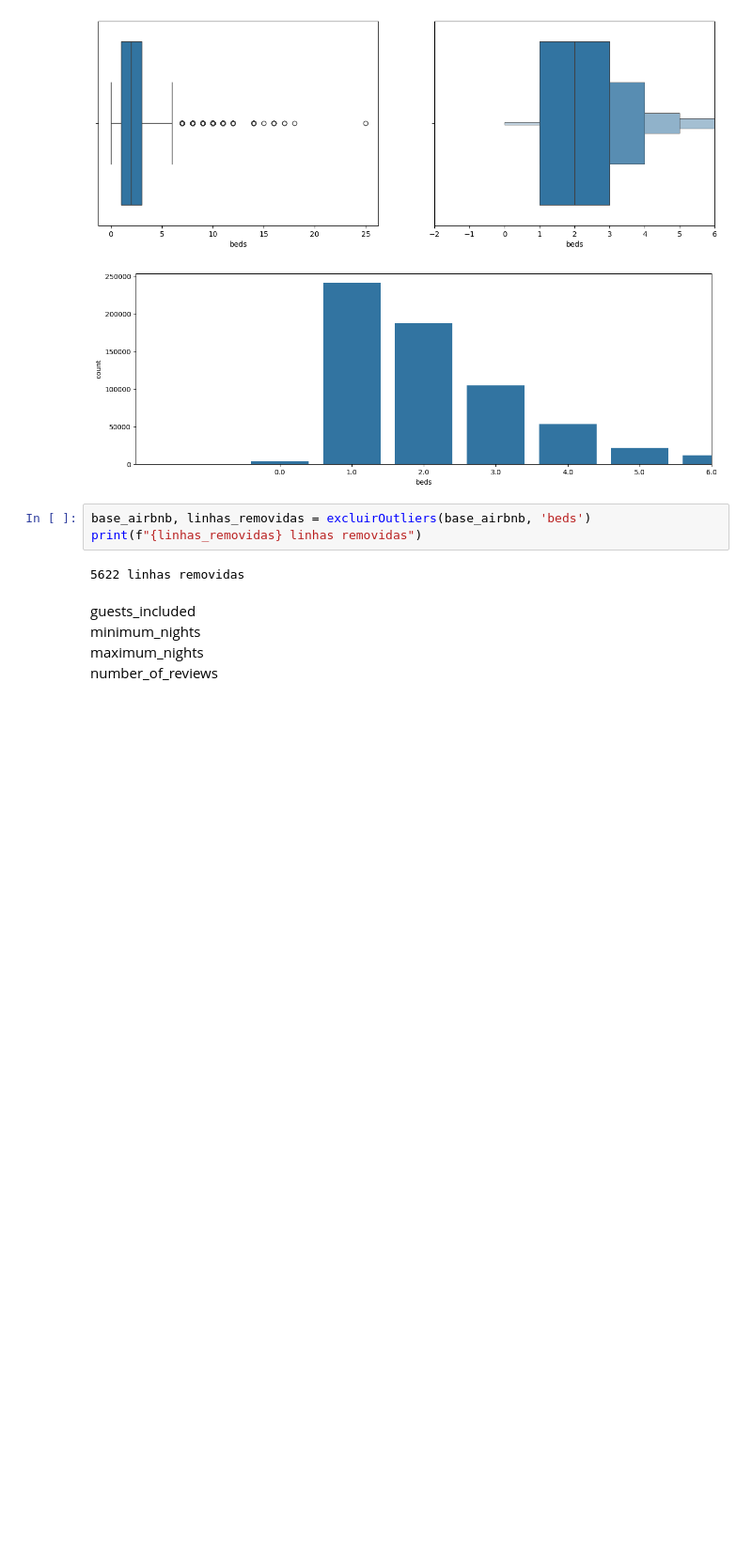
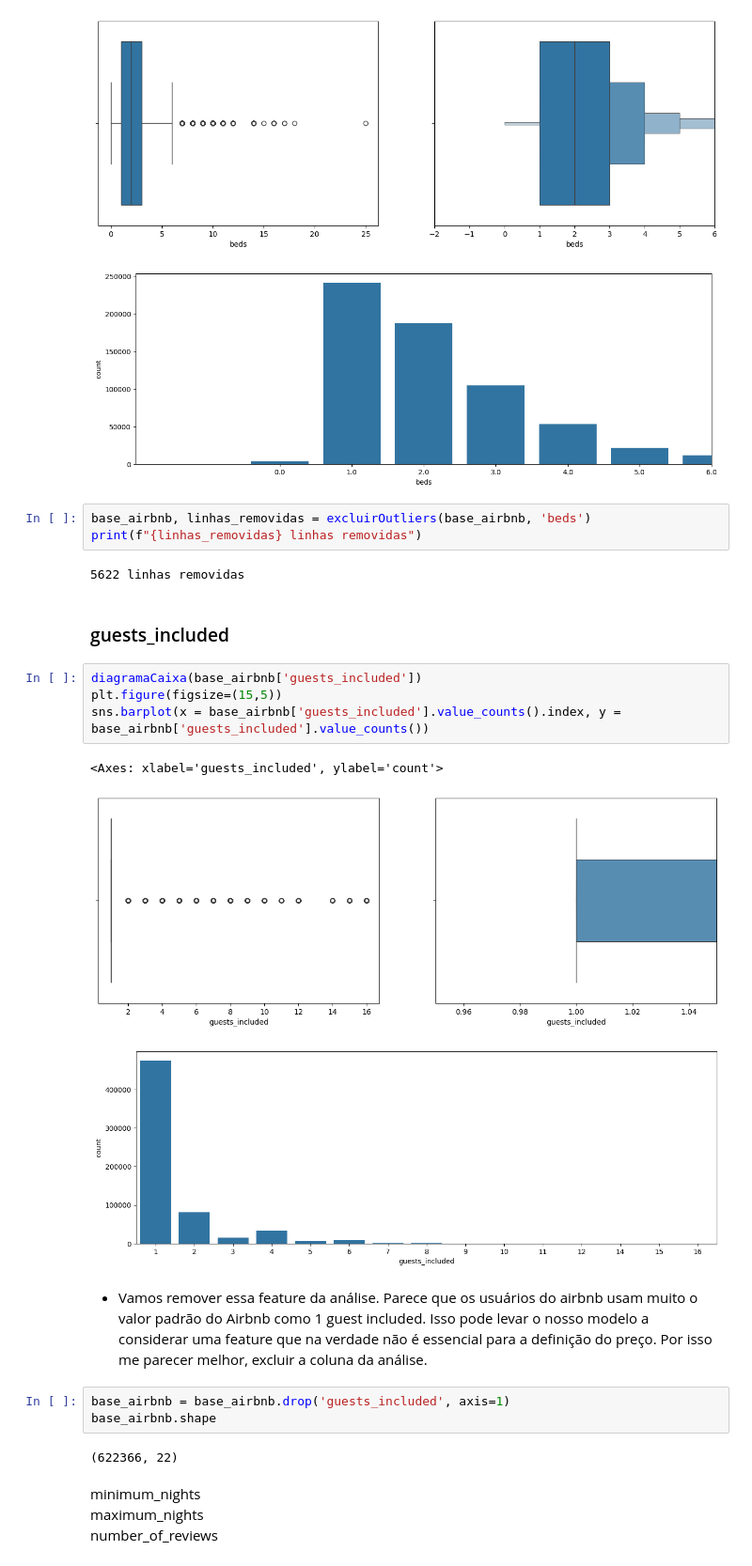
Before and after one commit to guilhermeluizcosta/Projeto-CienciaDeDados, a Jupyter notebook: Projeto.ipynb, the cells around one changed output. Shown: that part at 94% size. Drawn from its saved outputs; the diff is of its cells as text; blank space fills up the shorter version.

Commit message:
Analisando coluna guests_included

```diff
--- a/Projeto.ipynb
+++ b/Projeto.ipynb
@@ -356,8 +356,24 @@ base_airbnb, linhas_removidas = excluirOutliers(base_airbnb, 'beds')
 print(f"{linhas_removidas} linhas removidas")
 # %% [output]
 5622 linhas removidas
+# %% [markdown]
+### guests_included
+# %%
+diagramaCaixa(base_airbnb['guests_included'])
+plt.figure(figsize=(15,5))
+sns.barplot(x = base_airbnb['guests_included'].value_counts().index, y = base_airbnb['guests_included'].value_counts())
+# %% [output]
+<Axes: xlabel='guests_included', ylabel='count'>
+[figure, added]
+[figure, added]
+# %% [markdown]
+- Vamos remover essa feature da análise. Parece que os usuários do airbnb usam muito o valor padrão do Airbnb como 1 guest included. Isso pode levar o nosso modelo a considerar uma feature que na verdade não é essencial para a definição do preço. Por isso me parecer melhor, excluir a coluna da análise.
+# %%
+base_airbnb = base_airbnb.drop('guests_included', axis=1)
+base_airbnb.shape
+# %% [output]
+(622366, 22)
 # %% [markdown]
-guests_included
 minimum_nights
 maximum_nights
 number_of_reviews
```
